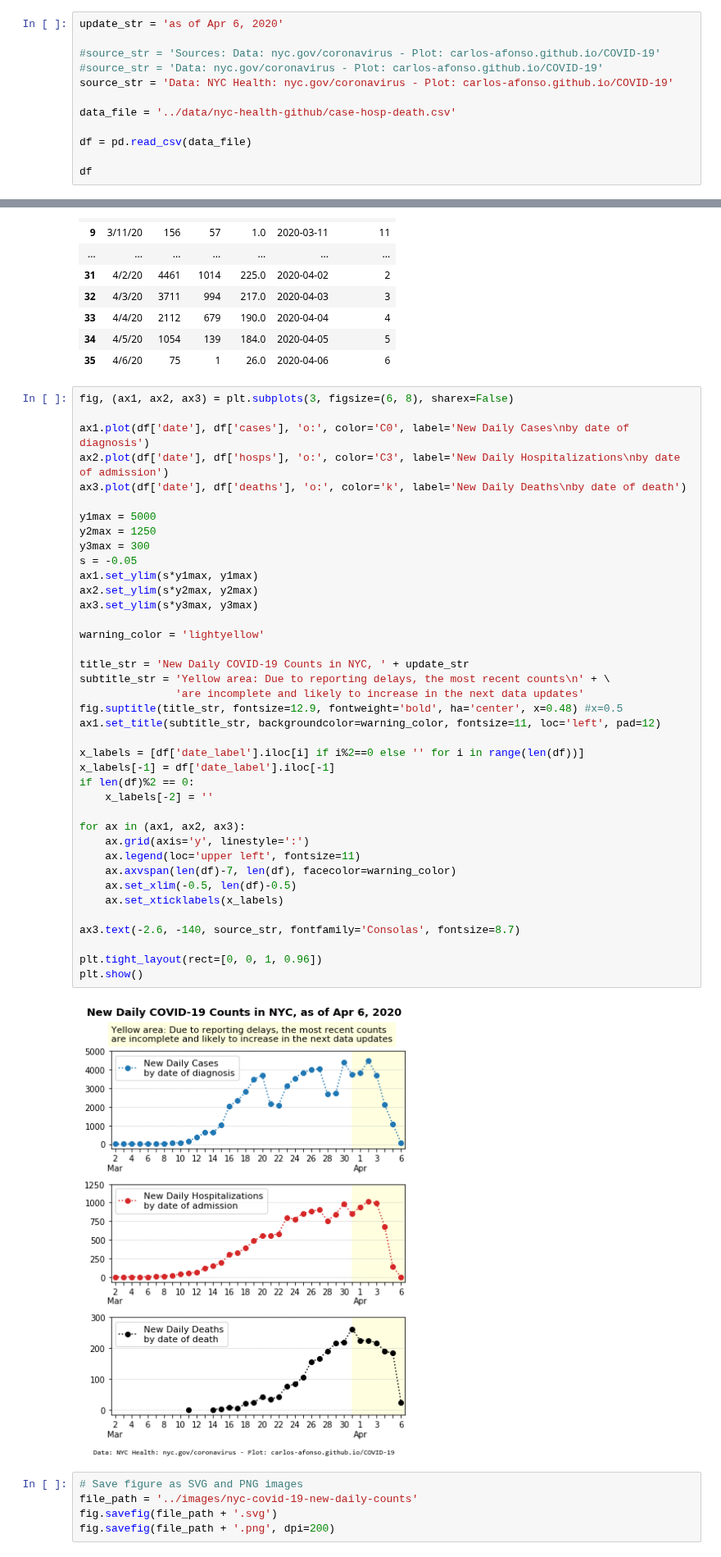
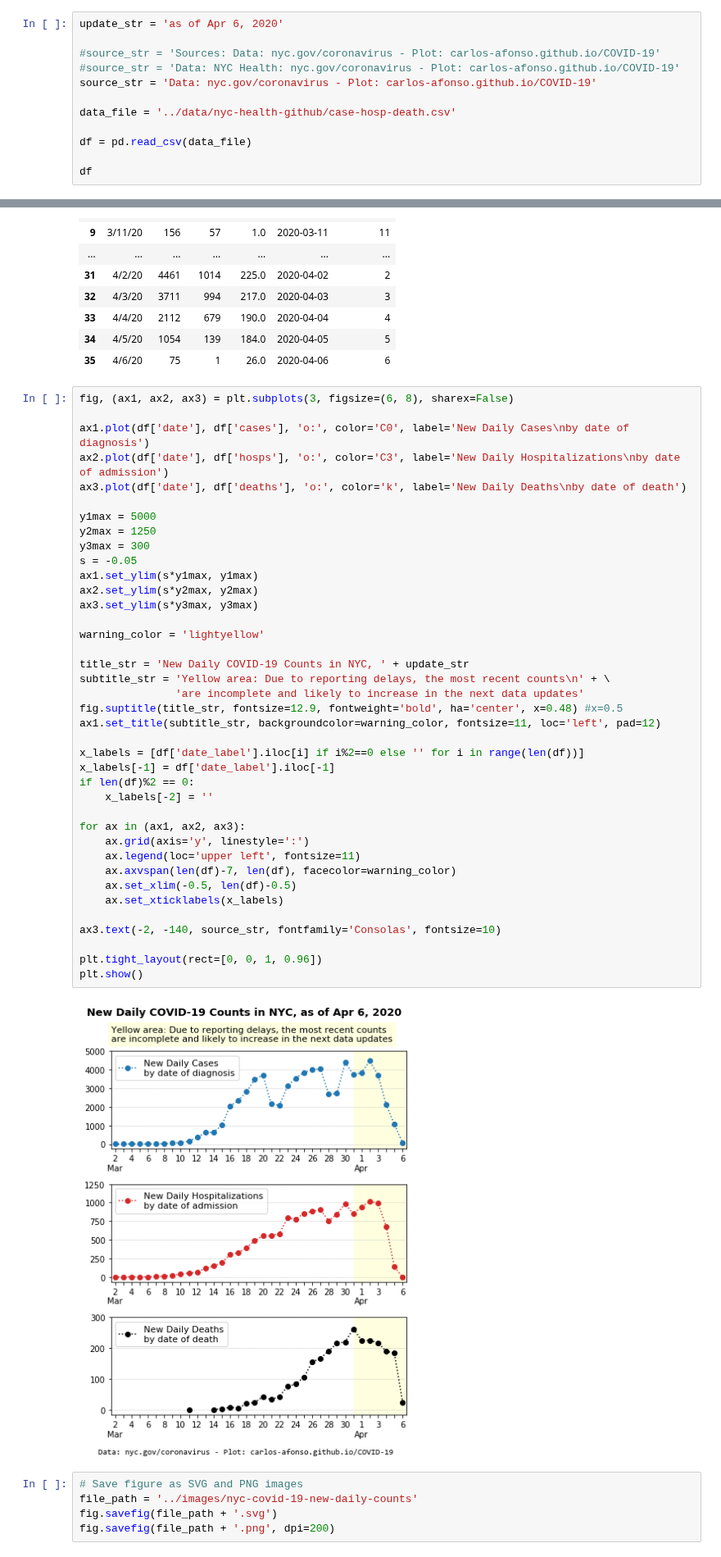
Before and after one commit to carlos-afonso/COVID-19, a Jupyter notebook: notebooks/nyc-covid-19-new-daily-counts.ipynb, the cells around one changed output, grey strips where cells are left out. Shown at 82% size. Saved outputs shown, nothing was run; the diff lists cells and outputs as text.

Commit message:
minor plot improvement

```diff
--- a/notebooks/nyc-covid-19-new-daily-counts.ipynb
+++ b/notebooks/nyc-covid-19-new-daily-counts.ipynb
@@ -24,8 +24,8 @@ Data notes from the data source [https://github.com/nychealth/coronavirus-data]:
 update_str = 'as of Apr 6, 2020'
 
 #source_str = 'Sources: Data: nyc.gov/coronavirus - Plot: carlos-afonso.github.io/COVID-19'
-#source_str = 'Data: nyc.gov/coronavirus - Plot: carlos-afonso.github.io/COVID-19'
-source_str = 'Data: NYC Health: nyc.gov/coronavirus - Plot: carlos-afonso.github.io/COVID-19'
+#source_str = 'Data: NYC Health: nyc.gov/coronavirus - Plot: carlos-afonso.github.io/COVID-19'
+source_str = 'Data: nyc.gov/coronavirus - Plot: carlos-afonso.github.io/COVID-19'
 
 data_file = '../data/nyc-health-github/case-hosp-death.csv'
 
@@ -166,35 +166,35 @@ y2max = 1250
 y3max = 300
 s = -0.05
 ax1.set_ylim(s*y1max, y1max)
 ax2.set_ylim(s*y2max, y2max)
 ax3.set_ylim(s*y3max, y3max)
 
 warning_color = 'lightyellow'
 
 title_str = 'New Daily COVID-19 Counts in NYC, ' + update_str
 subtitle_str = 'Yellow area: Due to reporting delays, the most recent counts\n' + \
                'are incomplete and likely to increase in the next data updates'
 fig.suptitle(title_str, fontsize=12.9, fontweight='bold', ha='center', x=0.48) #x=0.5
 ax1.set_title(subtitle_str, backgroundcolor=warning_color, fontsize=11, loc='left', pad=12)
 
 x_labels = [df['date_label'].iloc[i] if i%2==0 else '' for i in range(len(df))]
 x_labels[-1] = df['date_label'].iloc[-1]
 if len(df)%2 == 0:
     x_labels[-2] = ''
 
 for ax in (ax1, ax2, ax3):
     ax.grid(axis='y', linestyle=':')
     ax.legend(loc='upper left', fontsize=11)
     ax.axvspan(len(df)-7, len(df), facecolor=warning_color)
     ax.set_xlim(-0.5, len(df)-0.5)
     ax.set_xticklabels(x_labels)
 
-ax3.text(-2.6, -140, source_str, fontfamily='Consolas', fontsize=8.7)
+ax3.text(-2, -140, source_str, fontfamily='Consolas', fontsize=10)
 
 plt.tight_layout(rect=[0, 0, 1, 0.96])
 plt.show()
 # %% [output]
-[figure, old version]
+[figure, new version]
 # %%
 # Save figure as SVG and PNG images
 file_path = '../images/nyc-covid-19-new-daily-counts'
```
Also changed, not shown: 2 other files.
